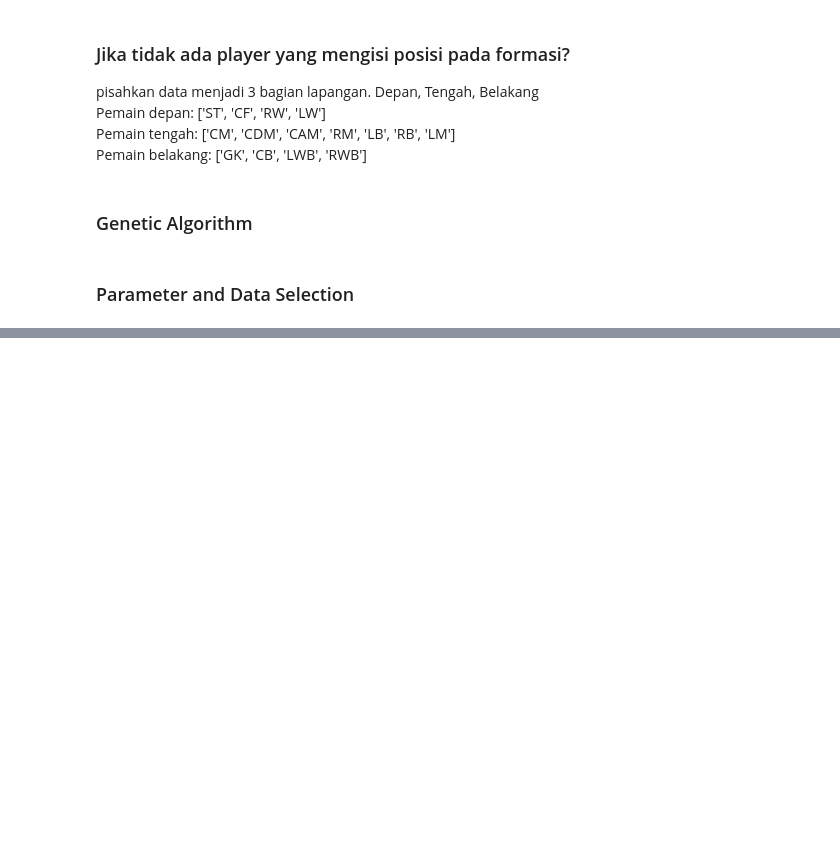
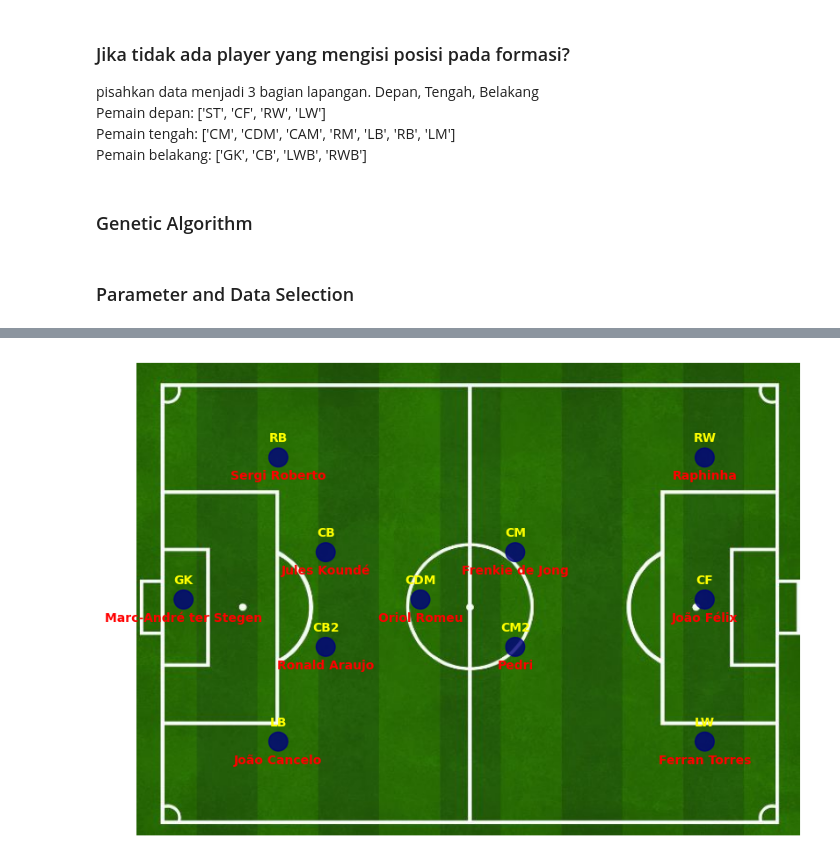
Before and after one commit to muftialroaz/fc24_dream_team_GA, a Jupyter notebook: main_refactor.ipynb, the cells around one changed output, grey strips where cells are left out. Drawn from its saved outputs; the diff is of its cells as text; code cells hidden in the pictures; blank space fills up the shorter version.

Commit message:
refactor: add pitch

```diff
--- a/main_refactor.ipynb
+++ b/main_refactor.ipynb
@@ -239,0 +517,46 @@ Name: Vini Jr., Position: LW
+# %%
+from PIL import Image
+import matplotlib.pyplot as plt
+import matplotlib.patches as patches
+
+# Formasi dan posisi yang ingin digambarkan
+formation = target_positions
+
+# Koordinat x dan y untuk setiap posisi pemain di atas lapangan (dimensi pitch 700x500)
+coordinates = formation_coordinates[formations_coordinates_keys_list[team_formation]]
+
+# Pemain yang akan ditempatkan pada posisi tertentu
+players = renamed_players
+
+# Memuat gambar lapangan
+image_path = 'assets/Lines_On_A_Football_Pitch.jpg'
+image = Image.open(image_path)
+
+# Menampilkan gambar dengan matplotlib
+fig, ax = plt.subplots(figsize=(10, 7))
+ax.imshow(image)
+
+# Ukuran lapangan (asumsi dimensi 700x500)
+width, height = 700, 500
+
+# Gambar posisi pemain dan nama pemain
+for position, coords in coordinates.items():
+    x, y = coords
+    # Tambahkan lingkaran di posisi pemain
+    circle = patches.Circle((x, y), 10, color='navy', alpha=0.8)
+    ax.add_patch(circle)
+    # Tambahkan teks posisi pemain (e.g., 'RB')
+    ax.text(x, y - 20, position, horizontalalignment='center', verticalalignment='center', color='yellow', fontsize=10, weight='bold')
+    # Tambahkan nama pemain (e.g., 'Sergi Roberto')
+    # ax.text(x, y + 20, players[position], horizontalalignment='center', verticalalignment='center', color='red', fontsize=10, weight='bold')
+    ax.text(x, y + 20, [player[0] for player in players if player[1] == position][0], horizontalalignment='center', verticalalignment='center', color='red', fontsize=10, weight='bold')
+
+# Sesuaikan axis agar sesuai dengan ukuran gambar
+ax.set_xlim(0, width)
+ax.set_ylim(height, 0)  # Membalik axis y agar cocok dengan gambar
+
+# Hilangkan axis
+plt.axis('off')
+plt.show()
+# %% [output]
+[figure, added]
```
Also changed, not shown: parts of 5 cells of this notebook, 2 other files.
